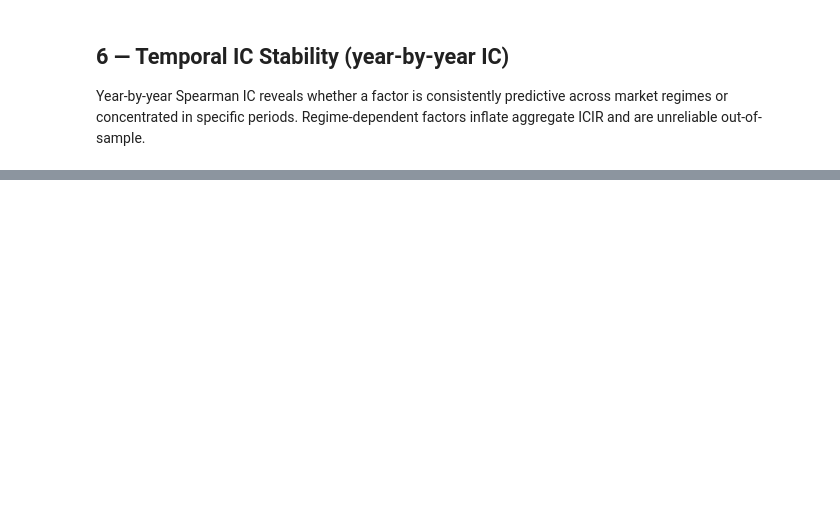
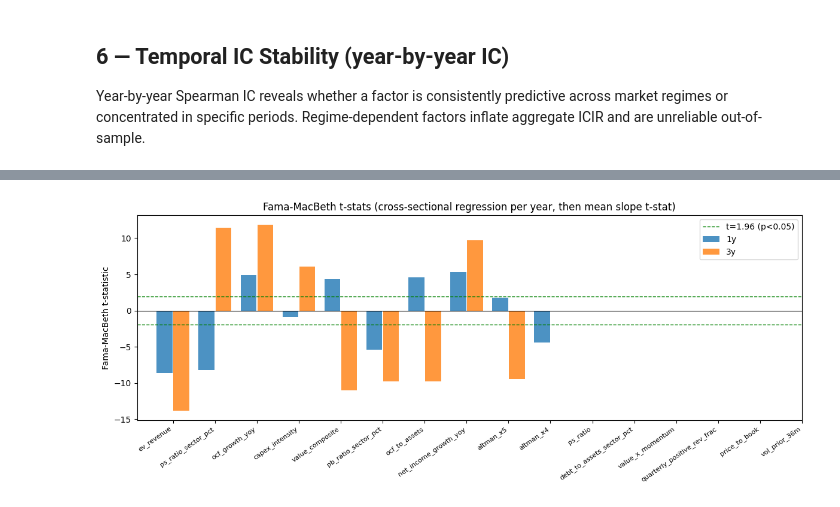
Before and after one commit to sherlock718/stock-fraud-screener, a Jupyter notebook: notebooks/02_ic_analysis.ipynb, the cells around one changed output, grey strips where cells are left out. Cells and saved outputs as stored; diff of their text form; code cells hidden in the pictures; blank space fills up the shorter version.

```diff
--- a/notebooks/02_ic_analysis.ipynb
+++ b/notebooks/02_ic_analysis.ipynb
@@ -299,0 +427,66 @@ Saved → reports/temporal_ic_stability_1y.png
+# %%
+
+# Fama-MacBeth cross-sectional regression
+# Each year: regress forward_return on factor values (OLS) → get slope_t
+# Then t-stat on time series of slopes (mean / std / sqrt(T)) tests whether
+# factor has positive expected return in cross-section
+# Reference: Fama & MacBeth (1973) Journal of Political Economy
+
+from scipy import stats as scipy_stats
+import json
+
+raw_fm = pd.read_parquet(ROOT / 'data' / 'historical_dataset_clean.parquet')
+raw_fm = raw_fm[(raw_fm['period_type'] == 'annual')].copy()
+
+HORIZONS_FM = {'1y': 'forward_return_1y', '3y': 'forward_return_3y'}
+TOP_FM = 10
+
+fm_results = []
+for h, ret_col in HORIZONS_FM.items():
+    if ret_col not in raw_fm.columns:
+        continue
+    try:
+        feats_fm = json.load(open(ROOT / 'models' / f'feature_sets_{h}.json'))['features'][:TOP_FM]
+        feats_fm = [f for f in feats_fm if f in raw_fm.columns]
+    except Exception:
+        continue
+    subset = raw_fm[raw_fm[ret_col].notna()].copy()
+    for feat in feats_fm:
+        slopes = []
+        for yr in sorted(subset['fiscal_year'].dropna().unique()):
+            g = subset[subset['fiscal_year'] == yr][[feat, ret_col]].dropna()
+            if len(g) < 20:
+                continue
+            # Rank-normalize feature (Spearman-equivalent cross-sectional ranking)
+            x = g[feat].rank(pct=True)
+            y = g[ret_col].rank(pct=True)
+            slope, intercept, r, p, se = scipy_stats.linregress(x, y)
+            slopes.append(slope)
+        if len(slopes) < 3:
+            continue
+        s = pd.Series(slopes)
+        fm_t = s.mean() / (s.std() / np.sqrt(len(s)))
+        fm_results.append({'feature': feat, 'horizon': h, 'mean_slope': s.mean(),
+                          'std_slope': s.std(), 't_stat': fm_t, 'n_years': len(slopes)})
+
+if fm_results:
+    fm_df = pd.DataFrame(fm_results)
+    print('Fama-MacBeth cross-sectional regression results:')
+    print(fm_df.sort_values('t_stat', key=abs, ascending=False).round(3).to_string(index=False))
+
+    fig, ax = plt.subplots(figsize=(12, 5))
+    for h in HORIZONS_FM:
+        sub = fm_df[fm_df['horizon'] == h].set_index('feature')['t_stat']
+        x = np.arange(len(sub))
+        ax.bar(x + (0.2 if h == '3y' else -0.2), sub.values, 0.38, label=f'{h}', alpha=0.8)
+    ax.axhline(1.96, color='green', linestyle='--', linewidth=1, label='t=1.96 (p<0.05)')
+    ax.axhline(-1.96, color='green', linestyle='--', linewidth=1)
+    ax.axhline(0, color='black', linewidth=0.8)
+    ax.set_xticks(np.arange(len(fm_df['feature'].unique())))
+    ax.set_xticklabels(fm_df['feature'].unique(), rotation=35, ha='right', fontsize=8)
+    ax.set_ylabel('Fama-MacBeth t-statistic')
+    ax.set_title('Fama-MacBeth t-stats (cross-sectional regression per year, then mean slope t-stat)')
+    ax.legend()
+    plt.tight_layout()
+    plt.show()
+# %% [output]
@@ -299,0 +510 @@ Saved → reports/temporal_ic_stability_1y.png
+[figure, added]
```
Also changed, not shown: parts of 16 cells of this notebook, 1 other file.
